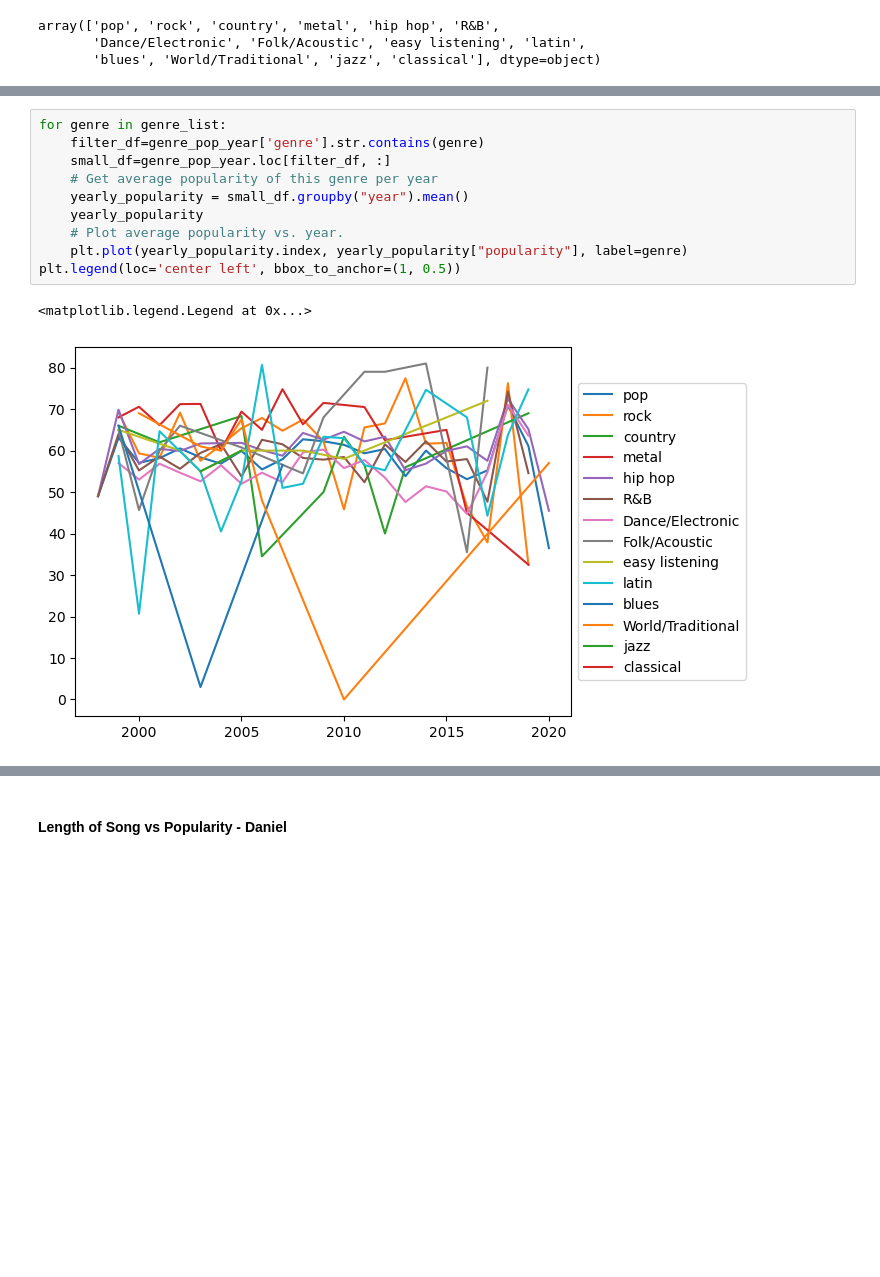
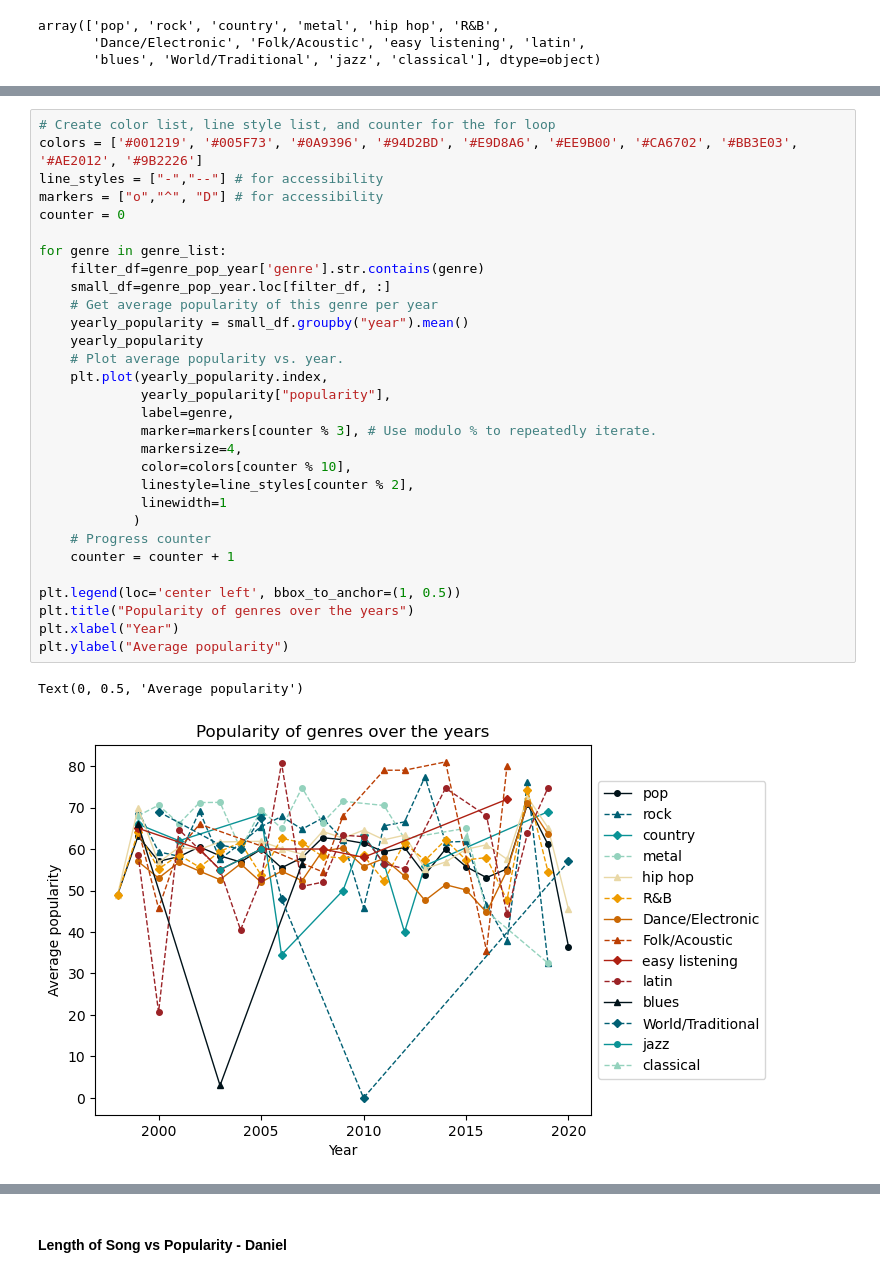
Before and after one commit to Dr0d1536/Project_1, a Jupyter notebook: spotify.ipynb, the cells around one changed output, grey strips where cells are left out. Saved outputs shown, nothing was run; the diff lists cells and outputs as text; blank space fills up the shorter version.

Commit message:
narrowed to graphs just using

```diff
--- a/spotify.ipynb
+++ b/spotify.ipynb
@@ -258,13 +231,33 @@ plt.legend()
 # %%
+# Create color list, line style list, and counter for the for loop
+colors = ['#001219', '#005F73', '#0A9396', '#94D2BD', '#E9D8A6', '#EE9B00', '#CA6702', '#BB3E03', '#AE2012', '#9B2226']
+line_styles = ["-","--"] # for accessibility
+markers = ["o","^", "D"] # for accessibility
+counter = 0
+
 for genre in genre_list:
     filter_df=genre_pop_year['genre'].str.contains(genre)
     small_df=genre_pop_year.loc[filter_df, :]
     # Get average popularity of this genre per year
     yearly_popularity = small_df.groupby("year").mean()
     yearly_popularity
     # Plot average popularity vs. year.
-    plt.plot(yearly_popularity.index, yearly_popularity["popularity"], label=genre)
+    plt.plot(yearly_popularity.index,
+             yearly_popularity["popularity"],
+             label=genre,
+             marker=markers[counter % 3], # Use modulo % to repeatedly iterate.
+             markersize=4,
+             color=colors[counter % 10],
+             linestyle=line_styles[counter % 2],
+             linewidth=1
+            )
+    # Progress counter
+    counter = counter + 1
+
 plt.legend(loc='center left', bbox_to_anchor=(1, 0.5))
+plt.title("Popularity of genres over the years")
+plt.xlabel("Year")
+plt.ylabel("Average popularity")
 # %% [output]
-<matplotlib.legend.Legend at 0x...>
+Text(0, 0.5, 'Average popularity')
-[figure, old version]
+[figure, new version]
```
Also changed, not shown: parts of 4 cells of this notebook.
